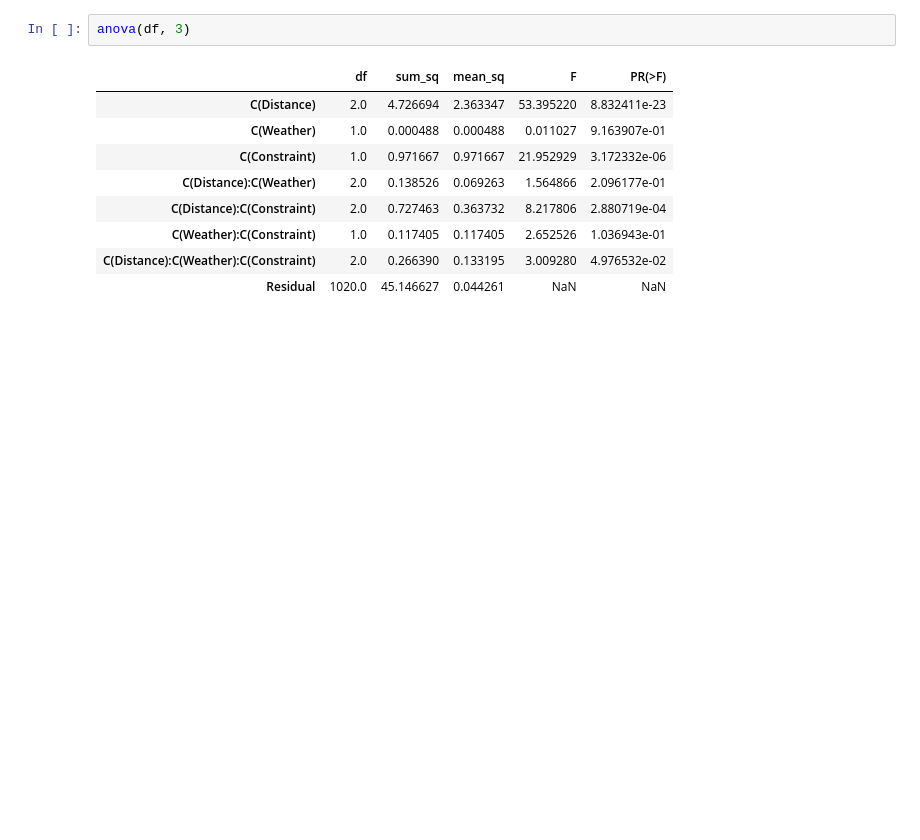
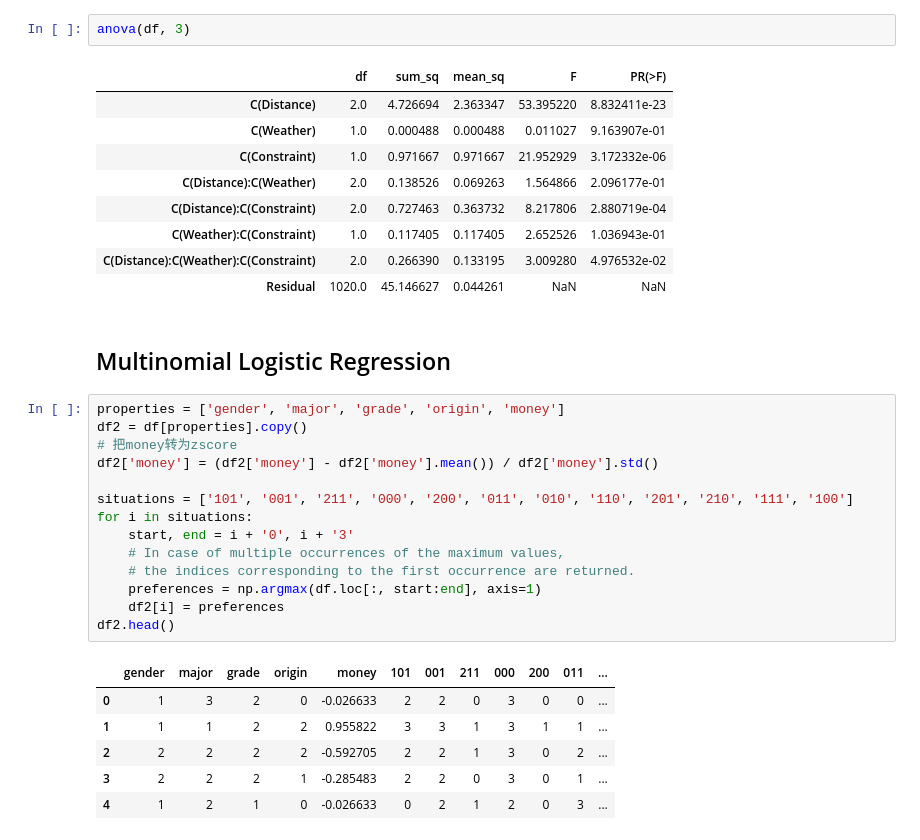
Before and after one commit to Github-1069/Jiaotong-Preference, a Jupyter notebook: Analysis.ipynb, the cells around one changed output. Saved outputs shown, nothing was run; the diff lists cells and outputs as text; blank space fills up the shorter version.

```diff
--- a/Analysis.ipynb
+++ b/Analysis.ipynb
@@ -93,3 +96,26 @@ anova(df, 3)
 | C(Weather):C(Constraint) | 1.0 | 0.117405 | 0.117405 | 2.652526 | 1.036943e-01 |
 | C(Distance):C(Weather):C(Constraint) | 2.0 | 0.266390 | 0.133195 | 3.009280 | 4.976532e-02 |
 | Residual | 1020.0 | 45.146627 | 0.044261 | NaN | NaN |
+# %% [markdown]
+## Multinomial Logistic Regression
+# %%
+properties = ['gender', 'major', 'grade', 'origin', 'money']
+df2 = df[properties].copy()
+# 把money转为zscore
+df2['money'] = (df2['money'] - df2['money'].mean()) / df2['money'].std()
+
+situations = ['101', '001', '211', '000', '200', '011', '010', '110', '201', '210', '111', '100']
+for i in situations:
+    start, end = i + '0', i + '3'
+    # In case of multiple occurrences of the maximum values,
+    # the indices corresponding to the first occurrence are returned.
+    preferences = np.argmax(df.loc[:, start:end], axis=1)
+    df2[i] = preferences
+df2.head()
+# %% [output]
+|  | gender | major | grade | origin | money | 101 | 001 | 211 | 000 | 200 | 011 | ... |
+| 0 | 1 | 3 | 2 | 0 | -0.026633 | 2 | 2 | 0 | 3 | 0 | 0 | ... |
+| 1 | 1 | 1 | 2 | 2 | 0.955822 | 3 | 3 | 1 | 3 | 1 | 1 | ... |
+| 2 | 2 | 2 | 2 | 2 | -0.592705 | 2 | 2 | 1 | 3 | 0 | 2 | ... |
+| 3 | 2 | 2 | 2 | 1 | -0.285483 | 2 | 2 | 0 | 3 | 0 | 1 | ... |
+| 4 | 1 | 2 | 1 | 0 | -0.026633 | 0 | 2 | 1 | 2 | 0 | 3 | ... |
```
Also changed, not shown: parts of 7 cells of this notebook, 1 other file.
